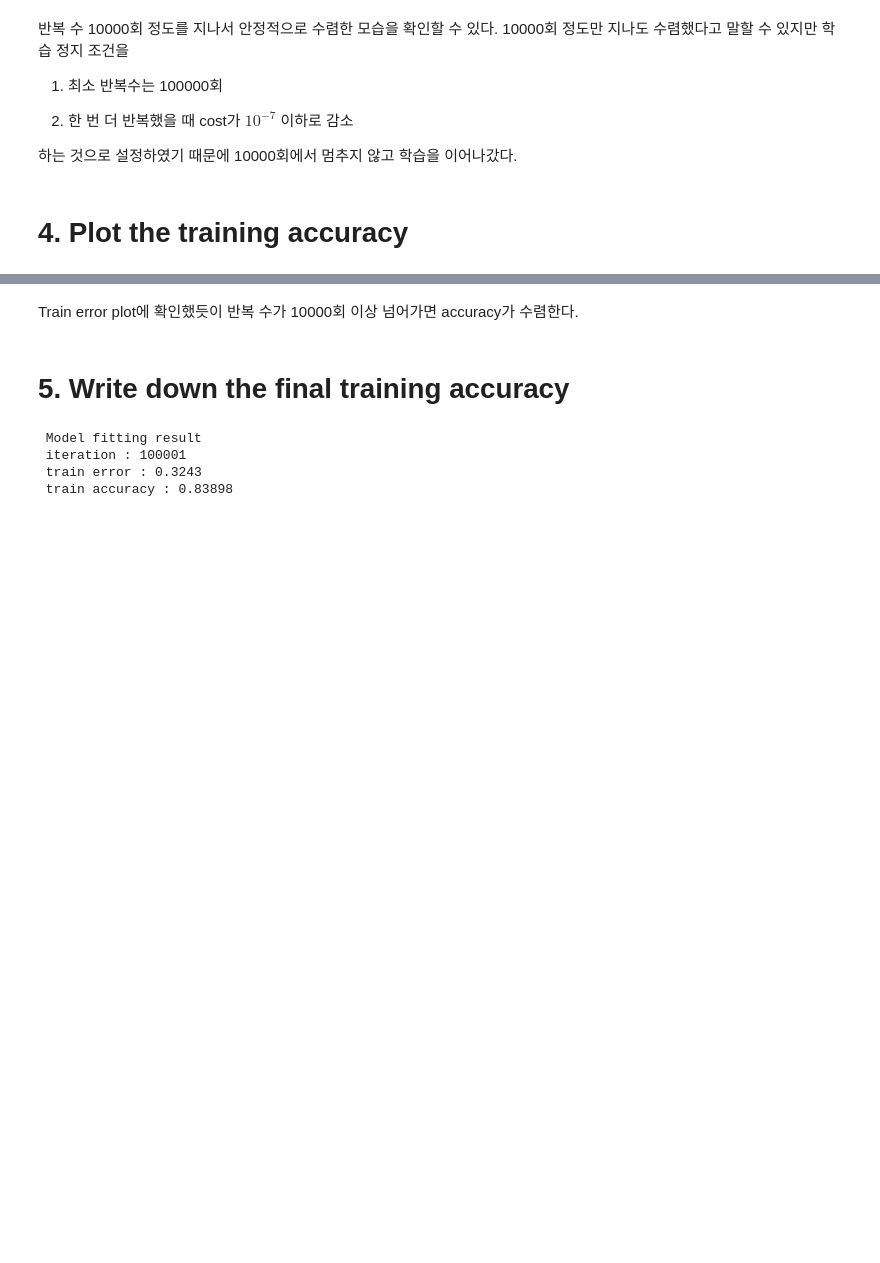
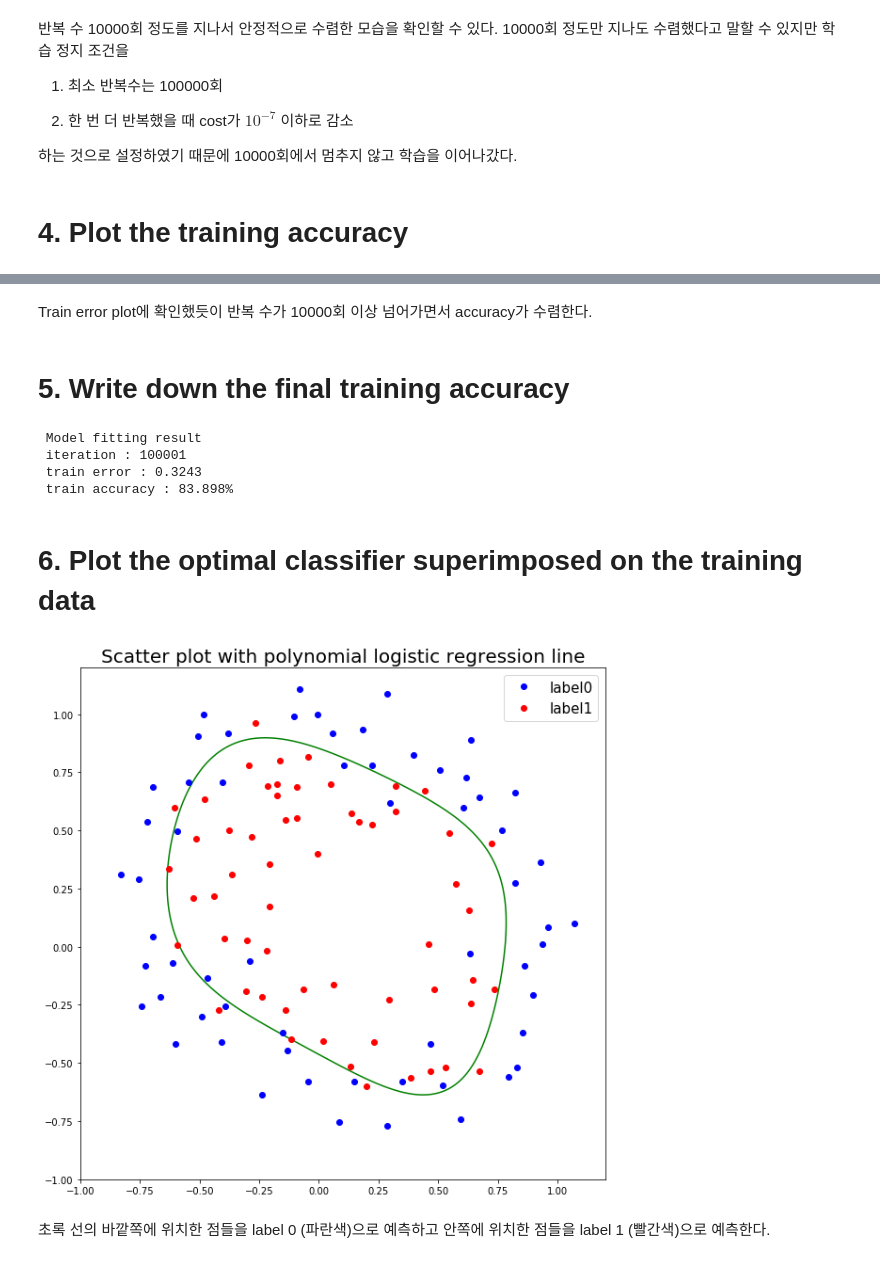
Before and after one commit to BaeHyungjun/2020-1-MachineLearning, a Jupyter notebook: 20152410_배형준_머신러닝_과제6.ipynb, the cells around one changed output, grey strips where cells are left out. Saved outputs shown, nothing was run; the diff lists cells and outputs as text; code cells hidden in the pictures; blank space fills up the shorter version.

```diff
--- a/20152410_배형준_머신러닝_과제6.ipynb
+++ b/20152410_배형준_머신러닝_과제6.ipynb
@@ -232,12 +237,48 @@ plt.show()
 # %% [markdown]
-Train error plot에 확인했듯이 반복 수가 10000회 이상 넘어가면 accuracy가 수렴한다.
+Train error plot에 확인했듯이 반복 수가 10000회 이상 넘어가면서 accuracy가 수렴한다.
 # %% [markdown]
 # 5. Write down the final training accuracy
 # %%
-print(' Model fitting result \n iteration : {} \n train error : {} \n train accuracy : {}'.format(
-    len(model.record_cost), round(model.record_cost[-1], 5), round(model.record_accuracy[-1], 5)))
+print(' Model fitting result \n iteration : {} \n train error : {} \n train accuracy : {}%'.format(
+    len(model.record_cost), round(model.record_cost[-1], 5), round(model.record_accuracy[-1], 5)*100))
 # %% [output]
  Model fitting result
  iteration : 100001
  train error : 0.3243
- train accuracy : 0.83898
+ train accuracy : 83.898%
+# %% [markdown]
+# 6. Plot the optimal classifier superimposed on the training data
+# %%
+# make x_grid, y_grid, z_grid
+
+x_linspace = np.linspace(-1, 1.2, 300)
+y_linspace = np.linspace(-1, 1.2, 300)
+x_grid, y_grid = np.meshgrid(x_linspace, y_linspace)
+
+z_grid = np.zeros(x_grid.shape)
+
+for i in range(x_grid.shape[0]):
+    for j in range(x_grid.shape[1]):
+        temp = np.array([x_grid[i, j], y_grid[i, j]]).reshape(1, 2)
+        temp_poly = model.make_polynomial(temp, polynomial_degree=4)
+        z_grid[i, j] = model.sigmoid(temp_poly, model.coef_.reshape(-1, 1))
+# %%
+# scatter plot with different colors for each label
+
+plt.figure(figsize=(10, 10))
+plt.plot(label_0.x, label_0.y, 'bo', label='label0')
+plt.plot(label_1.x, label_1.y, 'ro', label='label1')
+plt.xlim((-1, 1.2))
+plt.ylim((-1, 1.2))
+plt.legend(loc='best', fontsize=15)
+plt.title('Scatter plot with polynomial logistic regression line', fontsize=20)
+plt.contour(x_grid,
+            y_grid,
+            z_grid,
+            levels=[0.5],
+            colors='green')
+plt.show()
+# %% [output]
+[figure, added]
+# %% [markdown]
+초록 선의 바깥쪽에 위치한 점들을 label 0 (파란색)으로 예측하고 안쪽에 위치한 점들을 label 1 (빨간색)으로 예측한다.
```
Also changed, not shown: parts of 5 cells of this notebook.
